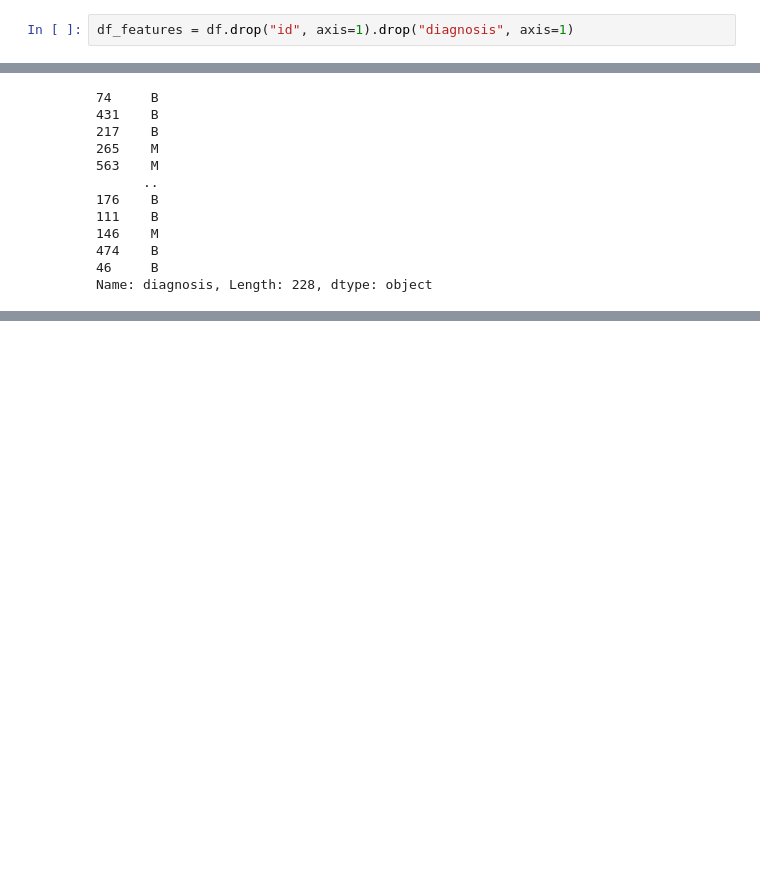
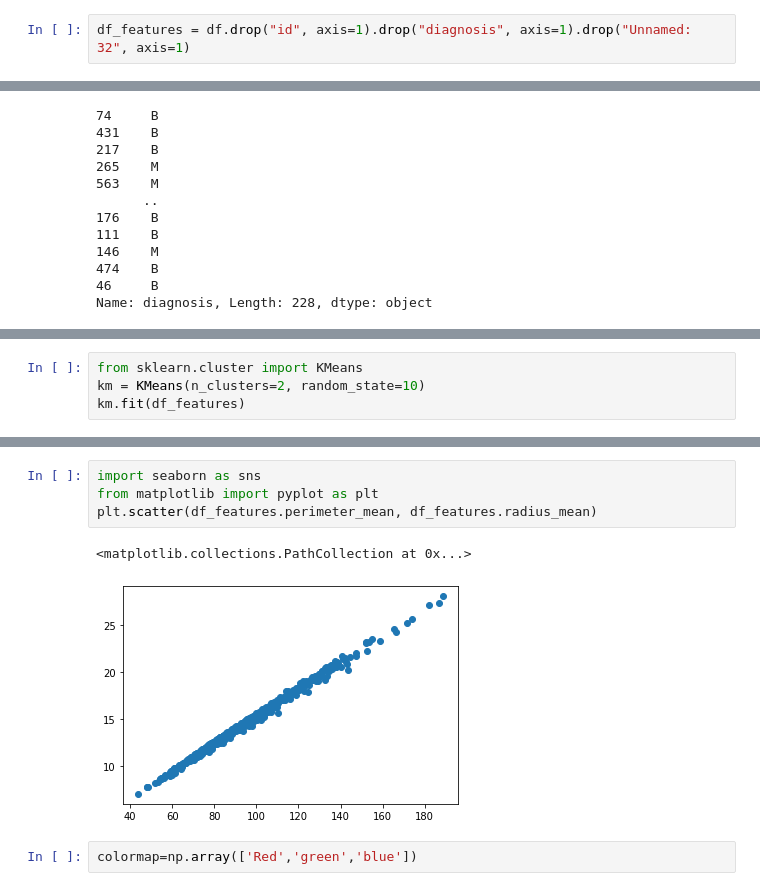
Before and after one commit to HugoLougo/TP3-Deep-Learning, a Jupyter notebook: Untitled.ipynb, the cells around one changed output, grey strips where cells are left out. Cells and saved outputs as stored; diff of their text form; blank space fills up the shorter version.

```diff
--- a/Untitled.ipynb
+++ b/Untitled.ipynb
@@ -79,7 +81,7 @@ Successfully installed joblib-1.1.0 scikit-learn-1.0.1 scipy-1.7.1 sklearn-0.0 t
 # %%
 from sklearn.model_selection import train_test_split
 # %%
-df_features = df.drop("id", axis=1).drop("diagnosis", axis=1)
+df_features = df.drop("id", axis=1).drop("diagnosis", axis=1).drop("Unnamed: 32", axis=1)
 # %%
 df_features.head()
 # %% [output]
@@ -138,0 +275,4 @@ km.fit(df_features)
+# %%
+from sklearn.cluster import KMeans
+km = KMeans(n_clusters=2, random_state=10)
+km.fit(df_features)
@@ -138,0 +301,9 @@ km.fit(df_features)
+# %%
+import seaborn as sns
+from matplotlib import pyplot as plt
+plt.scatter(df_features.perimeter_mean, df_features.radius_mean)
+# %% [output]
+<matplotlib.collections.PathCollection at 0x...>
+[figure, added]
+# %%
+colormap=np.array(['Red','green','blue'])
```
Also changed, not shown: parts of 37 cells of this notebook, 1 other file.
